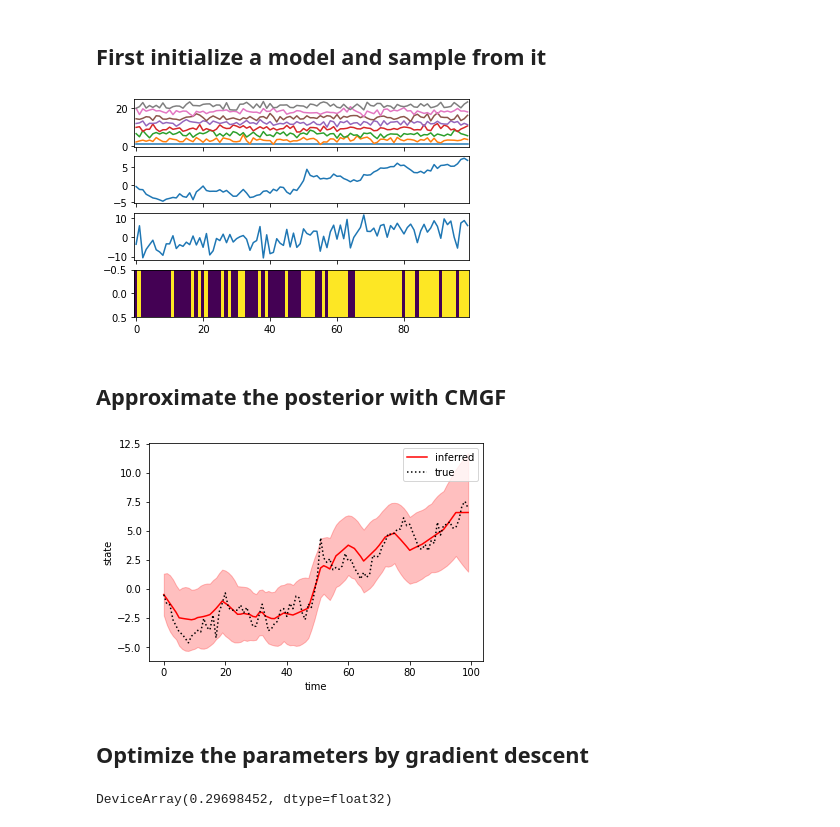
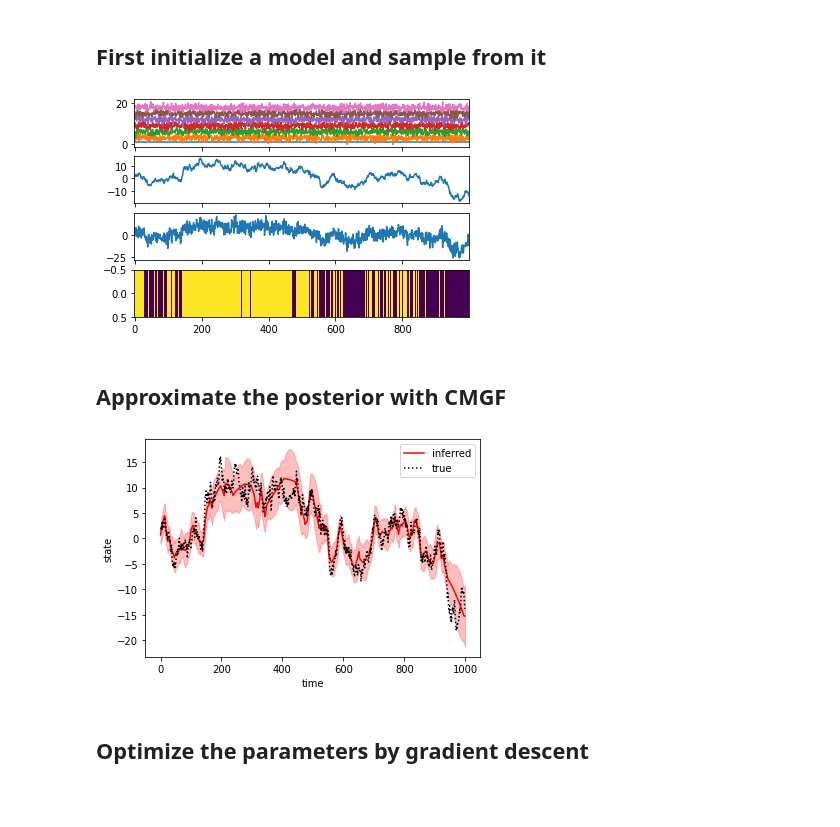
Before and after one commit to robinvloeberghs/Dynamax, a Jupyter notebook: Hierarchical_Bernoulli_LDS.ipynb, the cells around one changed output. Cells and saved outputs as stored; diff of their text form; code cells hidden in the pictures; blank space fills up the shorter version.

```diff
--- a/Hierarchical_Bernoulli_LDS.ipynb
+++ b/Hierarchical_Bernoulli_LDS.ipynb
@@ -93,8 +99,8 @@ def make_model(params):
     model = GeneralizedGaussianSSM(state_dim, emission_dim)
     return model, model_params
 # %%
-num_sessions = 200
-num_timesteps = 100     # length of each session
+num_sessions = 3
+num_timesteps = 1000     # length of each session
 
 def sample_one(key, params):
     # Convert the trainable params into a GGSSM and its params
@@ -105,12 +111,11 @@ def sample_one(key, params):
     inputs = tfd.Normal(0, 1).sample(seed=this_key, sample_shape=(num_timesteps, input_dim))
     inputs = inputs.at[:, 0].set(1.0)
 
-    # Sample states and emissions
+    # Sample states and emissions given inputs and model params
     this_key, key = jr.split(key)
     states, emissions = model.sample(model_params, num_timesteps=num_timesteps, key=key, inputs=inputs)
     return inputs, states, emissions
 
-
 all_inputs, all_states, all_emissions = \
     vmap(partial(sample_one, params=true_params))(
         jr.split(jr.PRNGKey(0), num_sessions))
@@ -128,7 +133,7 @@ def plot_session(index, params):
 
 plot_session(0, true_params)
 # %% [output]
-[figure, old version]
+[figure, new version]
 # %% [markdown]
 ## Approximate the posterior with CMGF
 # %%
@@ -140,35 +145,27 @@ def compute_posterior(params, inputs, emissions):
 # %%
 def plot_posterior(params, index):
     inputs = all_inputs[index]
     states = all_states[index]
     emissions = all_emissions[index]
 
     posterior = compute_posterior(params, inputs, emissions)
     smoothed_mean = posterior.smoothed_means[:, 0]
     smoothed_std = jnp.sqrt(posterior.smoothed_covariances[:, 0, 0])
 
     plt.fill_between(jnp.arange(num_timesteps),
                     smoothed_mean - 2 * smoothed_std,
                     smoothed_mean + 2 * smoothed_std, color='r', alpha=0.25)
     plt.plot(posterior.smoothed_means, color='r', label="inferred")
     plt.plot(states, ':k', label="true")
     plt.xlabel("time")
     plt.ylabel("state")
     plt.legend()
 
 plot_posterior(true_params, 0)
+
+
+posterior = compute_posterior(true_params,all_inputs[0], all_emissions[0])
 # %% [output]
-[figure, old version]
+[figure, new version]
 # %% [markdown]
 ## Optimize the parameters by gradient descent
-# %%
-def objective(params):
-    # compute the marginal log likelihood of all the sessions
-    # normalize the output so its O(1)
-    # negate since we're minimizing
-    posteriors = vmap(partial(compute_posterior, params))(all_inputs, all_emissions)
-    return -posteriors.marginal_loglik.mean() / num_timesteps
-
-objective(true_params)
-# %% [output]
-DeviceArray(0.29698452, dtype=float32)
```
Also changed, not shown: parts of 12 cells of this notebook.
